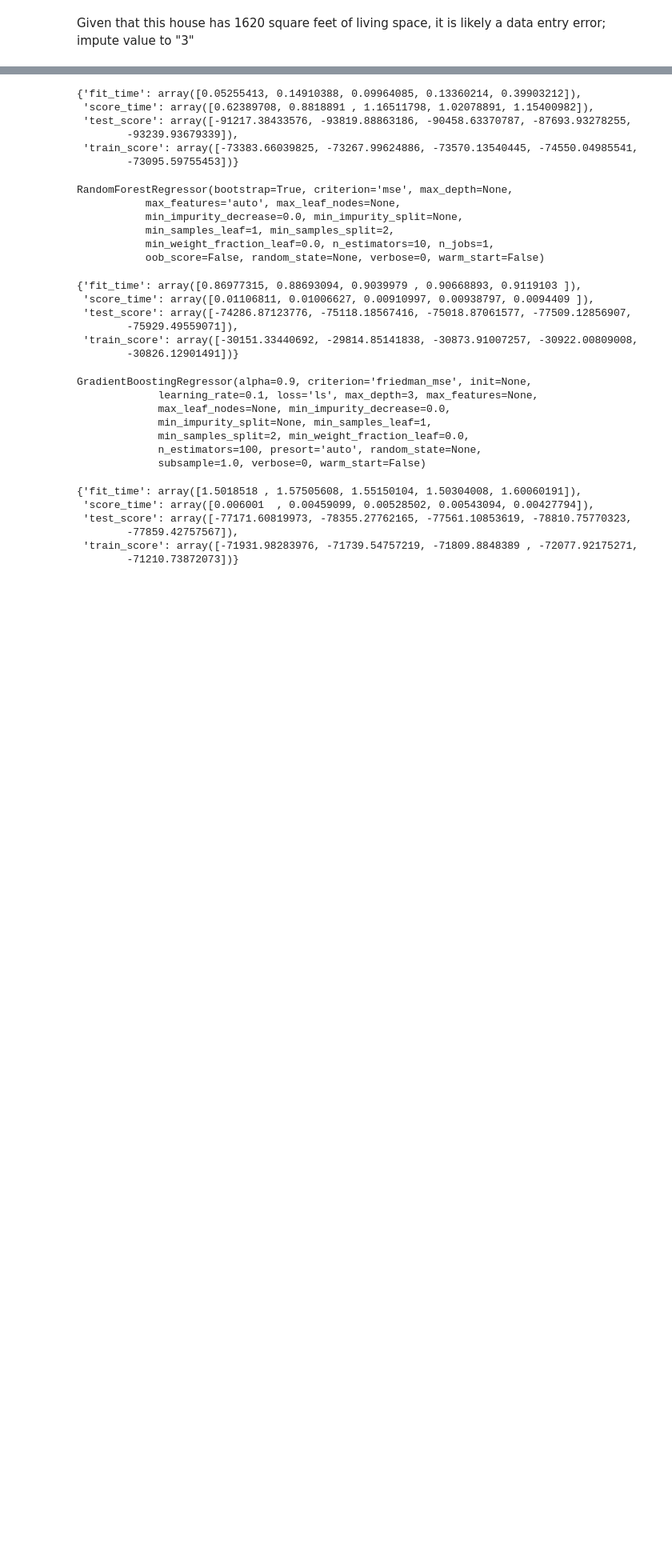
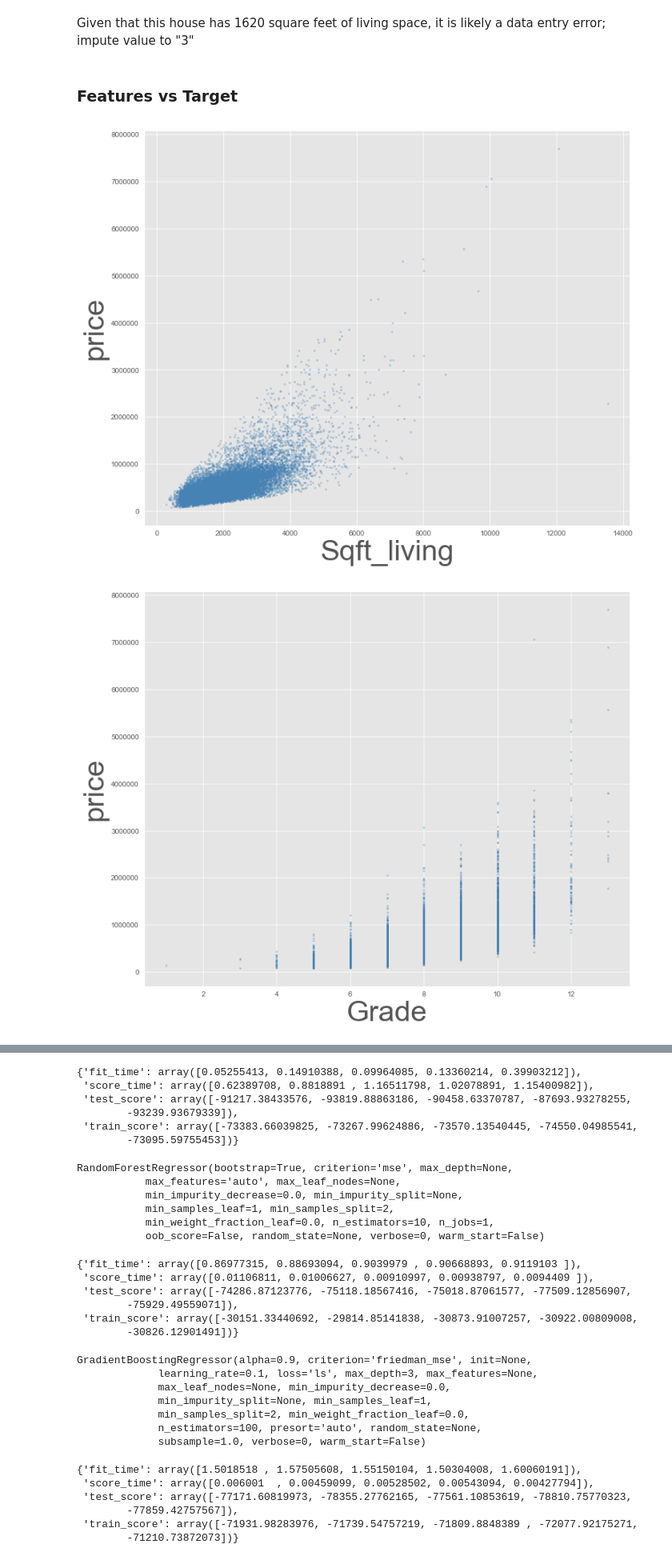
Before and after one commit to jeremymiller00/housing_prices, a Jupyter notebook: notebooks/report.ipynb, the cells around one changed output, grey strips where cells are left out. Shown at 80% size. Cells and saved outputs as stored; diff of their text form; code cells hidden in the pictures; blank space fills up the shorter version.

```diff
--- a/notebooks/report.ipynb
+++ b/notebooks/report.ipynb
@@ -175,3 +149,18 @@ housing_df[housing_df['bedrooms'] > 30]
 | 15870 | 2402100895 | 20140625T000000 | 640000.0 | 33 | 1.75 | 1620 | 6000 | 1.0 | 0 | 0 | ... |
 # %% [markdown]
 Given that this house has 1620 square feet of living space, it is likely a data entry error; impute value to "3"
+# %% [markdown]
+### Features vs Target
+# %%
+def feature_scatters(df, features, target):
+    # plot numeric features against numberic target
+    for f in features:
+        plt.figure(figsize=(12,10))
+        plt.scatter(df[f], df[target], c="SteelBlue", alpha=0.3, s=5)
+        plt.xlabel(f.capitalize(), fontsize=40)
+        plt.ylabel(target, fontsize=40)
+
+feature_scatters(housing_df, features, "price")
+# %% [output]
+[figure, added]
+[figure, added]
```
Also changed, not shown: parts of 22 cells of this notebook.
